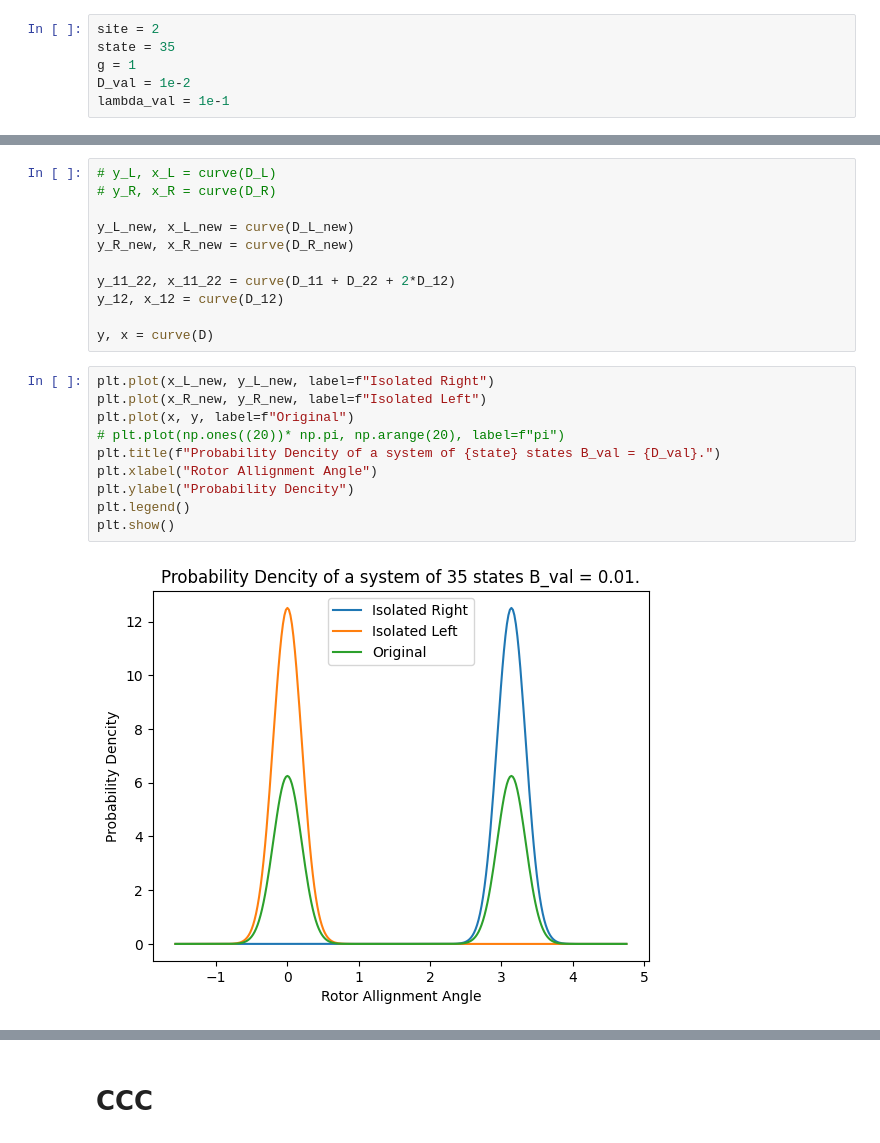
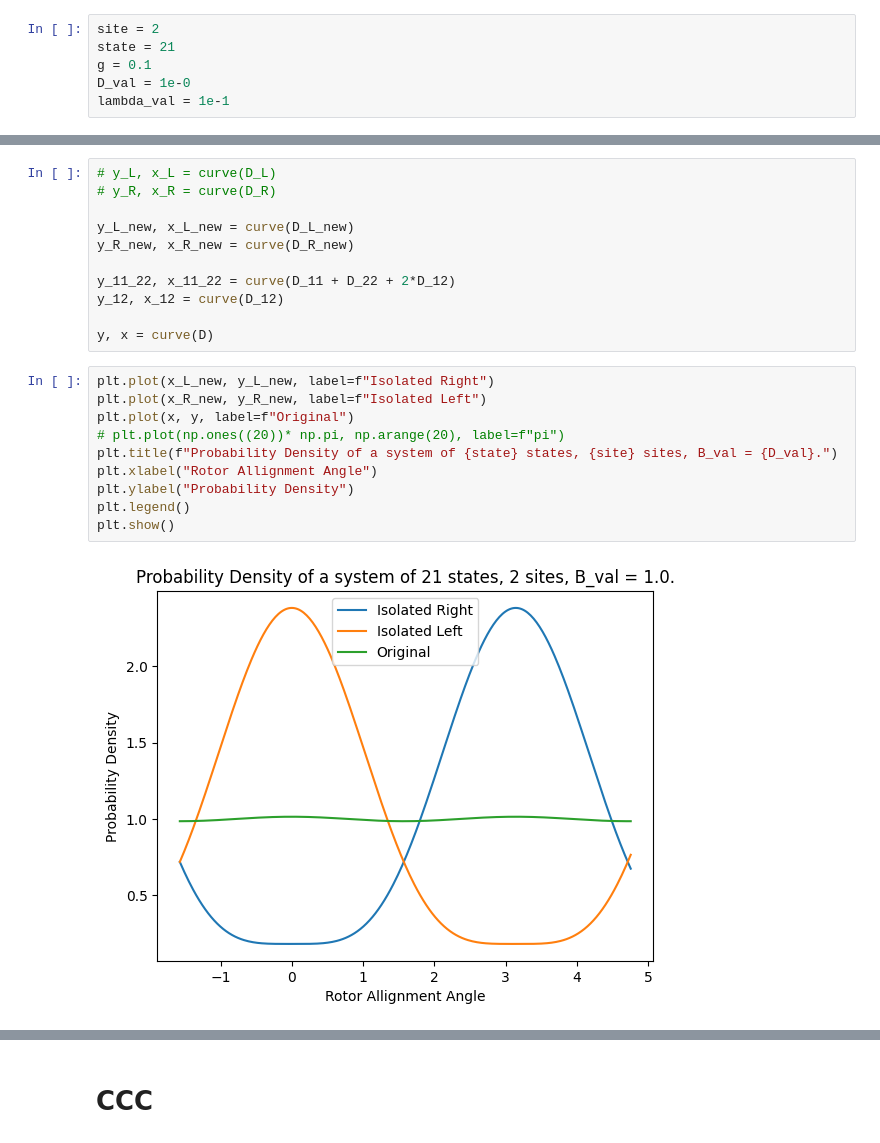
Before and after one commit to Gilfrim/Computational-Analysis-of-Many-Rotor-Systems, a Jupyter notebook: testing_tilted_rotors.ipynb, the cells around one changed output, grey strips where cells are left out. Saved outputs shown, nothing was run; the diff lists cells and outputs as text.

```diff
--- a/testing_tilted_rotors.ipynb
+++ b/testing_tilted_rotors.ipynb
@@ -237,9 +239,9 @@ plt.show()
 # Isolate the curve
 # %%
 site = 2
-state = 35
-g = 1
-D_val = 1e-2
+state = 21
+g = 0.1
+D_val = 1e-0
 lambda_val = 1e-1
 # %%
 No_state = 5
@@ -308,15 +319,15 @@ y, x = curve(D)
 # %%
 plt.plot(x_L_new, y_L_new, label=f"Isolated Right")
 plt.plot(x_R_new, y_R_new, label=f"Isolated Left")
 plt.plot(x, y, label=f"Original")
 # plt.plot(np.ones((20))* np.pi, np.arange(20), label=f"pi")
-plt.title(f"Probability Dencity of a system of {state} states B_val = {D_val}.")
+plt.title(f"Probability Density of a system of {state} states, {site} sites, B_val = {D_val}.")
 plt.xlabel("Rotor Allignment Angle")
-plt.ylabel("Probability Dencity")
+plt.ylabel("Probability Density")
 plt.legend()
 plt.show()
 # %% [output]
-[figure, old version]
+[figure, new version]
 # %%
 plt.plot(x_11_22, y_11_22, label=f"D_11_22 = {D_val}, g = {g}")
 plt.plot(x_12, y_12, label=f"D_21 = {D_val}, g = {g}")
```
Also changed, not shown: parts of 45 cells of this notebook, 30 other files.
